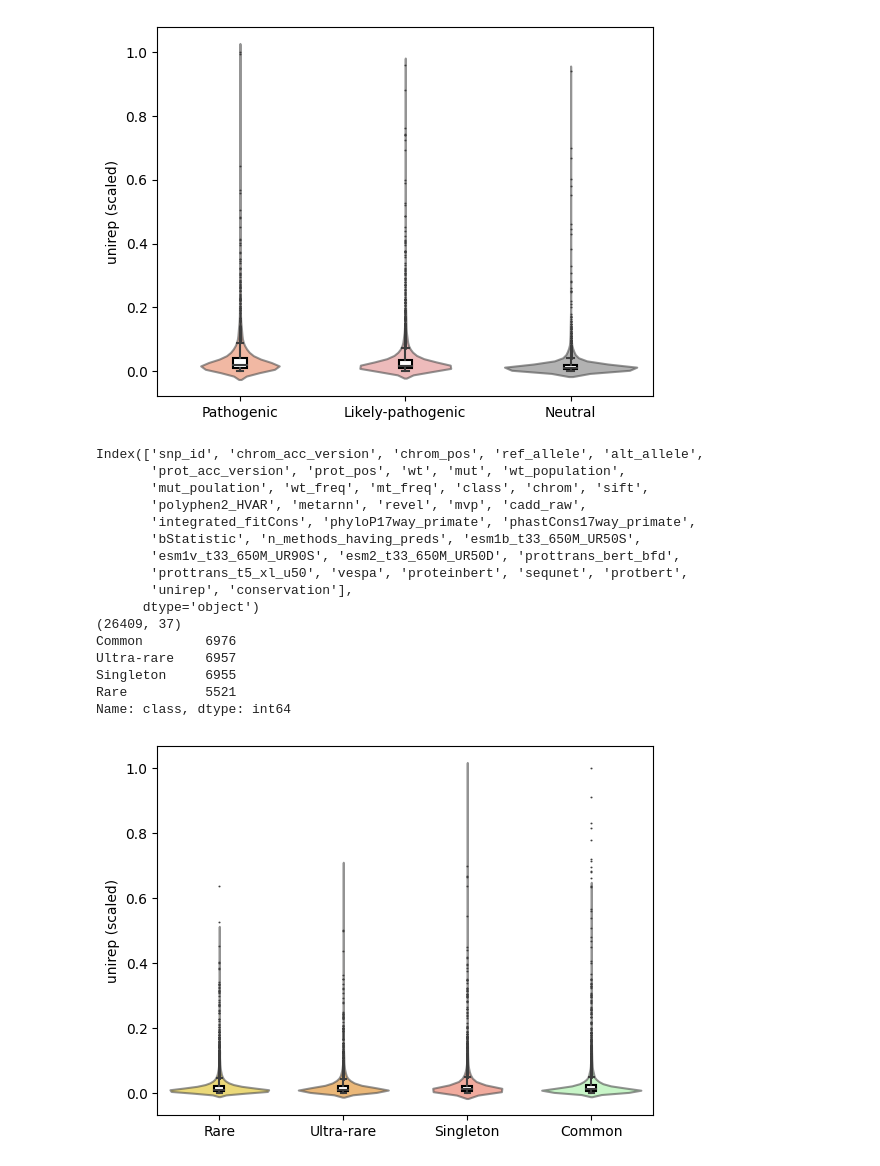
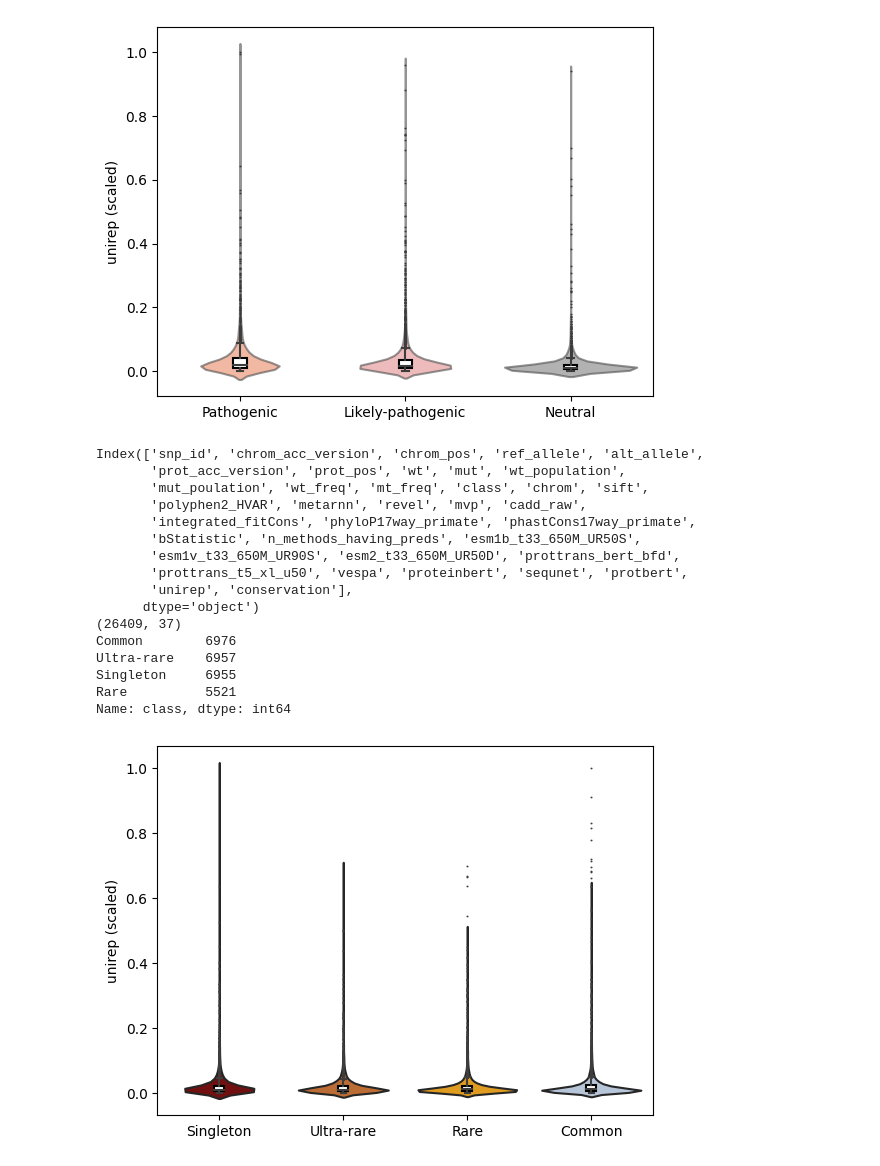
Before and after one commit to akabiraka/variant_effect_analysis, a Jupyter notebook: models/aa_common/plot_scores_violin.ipynb, the cells around one changed output. Cells and saved outputs as stored; diff of their text form; code cells hidden in the pictures.

Commit message:
plots updated

```diff
--- a/models/aa_common/plot_scores_violin.ipynb
+++ b/models/aa_common/plot_scores_violin.ipynb
@@ -30,7 +31,7 @@ def plot_pmd_violin(df, method_name):
     plt.cla()
 
     sns.boxplot(data=df, x="class", y="pred", width=0.08, fliersize=.5, **PROPS)# flierprops={"marker": ""}) **PROPS
-    ax = sns.violinplot(data=df, x="class", y="pred", inner=None, palette={"Effect":"darkred", "Knock-out":"red", "No-effect":"darkblue"}, order=["Effect", "Knock-out", "No-effect"])
+    ax = sns.violinplot(data=df, x="class", y="pred", inner=None, palette=pmd_colors_dict, order=pmd_class_order)
     plt.setp(ax.collections, alpha=.6)
 
     plt.ylabel(method_name + " (scaled)")
@@ -74,7 +75,7 @@ def plot_patho_violin(df, method_name):
     plt.cla()
     df.loc[(df["class"]!="Pathogenic") & (df["class"]!="Likely-pathogenic"), "class"] = "Neutral"
     sns.boxplot(data=df, x="class", y="pred", width=0.08, fliersize=.5, **PROPS)# flierprops={"marker": ""}) **PROPS
-    ax = sns.violinplot(data=df, x="class", y="pred", inner=None, palette={"Pathogenic":"coral", "Likely-pathogenic":"lightcoral", "Neutral":"gray"}, order=["Pathogenic", "Likely-pathogenic", "Neutral"])
+    ax = sns.violinplot(data=df, x="class", y="pred", inner=None, palette=patho_colors_dict, order=patho_class_order)
     plt.setp(ax.collections, alpha=.6)
 
     plt.ylabel(method_name + " (scaled)")
@@ -119,37 +120,38 @@ def plot_popu_freq_violin(df, method_name):
     plt.cla()
 
     sns.boxplot(data=df, x="class", y="pred", width=0.08, fliersize=.5, **PROPS)# flierprops={"marker": ""}) **PROPS
-    ax = sns.violinplot(data=df, x="class", y="pred", inner=None, palette={"Rare":"gold", "Ultra-rare":"darkorange", "Singleton":"tomato", "Common":"palegreen"}, order=["Rare", "Ultra-rare", "Singleton", "Common"])
-    plt.setp(ax.collections, alpha=.6)
+    ax = sns.violinplot(data=df, x="class", y="pred", inner=None, palette=popu_freq_colors_dict, order=popu_freq_class_order)
+    # plt.setp(ax.collections, alpha=.6)
 
     plt.ylabel(method_name + " (scaled)")
     plt.xlabel("")
 
     # plt.show()
     plt.savefig(home_dir+f"models/aa_common/plots_scores_violin/popu_freq/{method_name}.png", dpi=300, format="png", bbox_inches='tight', pad_inches=0.0)
 
 
 df = get_merged_scores_df("popu_freq", home_dir)
 for i, method_name in enumerate(method_names):
+    # method_name = "esm1b_t33_650M_UR50S"
     if method_name=="random_classifier": df[method_name] = [random.uniform(0, 1) for i in range(df.shape[0])]
     df["pred"]=(df[method_name]-df[method_name].min())/(df[method_name].max()-df[method_name].min()) # scaling prediction scores between [0, 1]
     plot_popu_freq_violin(df, method_name)
-    # if i==1: break
+    # break
 # %% [output]
 Index(['snp_id', 'chrom_acc_version', 'chrom_pos', 'ref_allele', 'alt_allele',
        'prot_acc_version', 'prot_pos', 'wt', 'mut', 'wt_population',
        'mut_poulation', 'wt_freq', 'mt_freq', 'class', 'chrom', 'sift',
        'polyphen2_HVAR', 'metarnn', 'revel', 'mvp', 'cadd_raw',
        'integrated_fitCons', 'phyloP17way_primate', 'phastCons17way_primate',
        'bStatistic', 'n_methods_having_preds', 'esm1b_t33_650M_UR50S',
        'esm1v_t33_650M_UR90S', 'esm2_t33_650M_UR50D', 'prottrans_bert_bfd',
        'prottrans_t5_xl_u50', 'vespa', 'proteinbert', 'sequnet', 'protbert',
        'unirep', 'conservation'],
       dtype='object')
 (26409, 37)
 Common        6976
 Ultra-rare    6957
 Singleton     6955
 Rare          5521
 Name: class, dtype: int64
-[figure, old version]
+[figure, new version]
```
Also changed, not shown: parts of 1 cell of this notebook, 6 other files.
